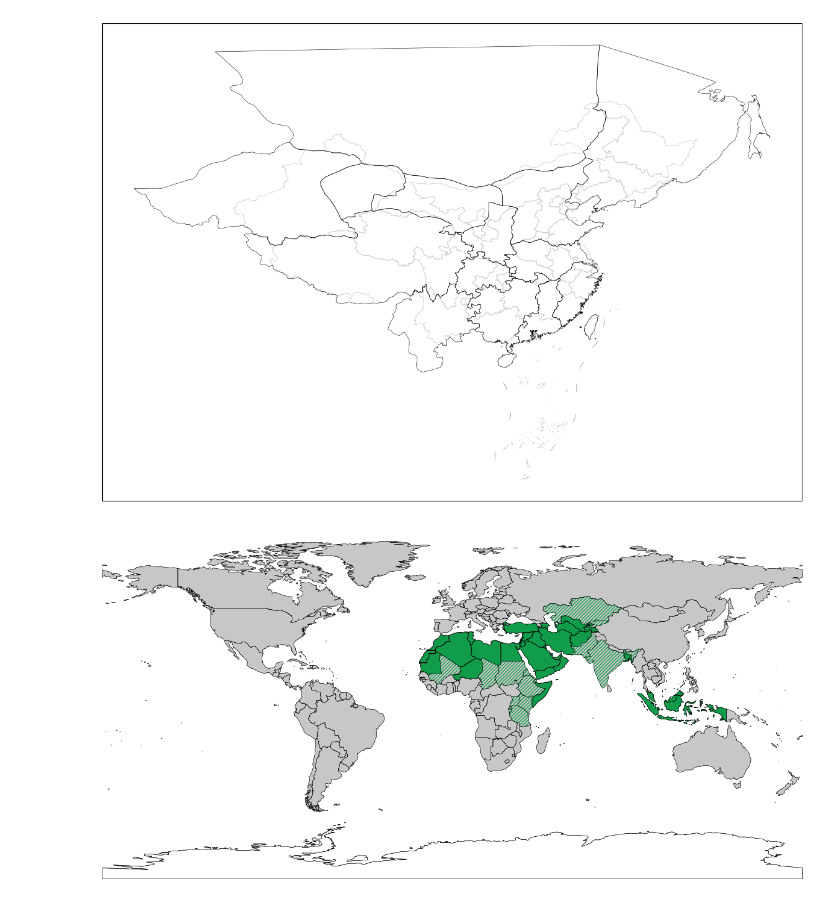
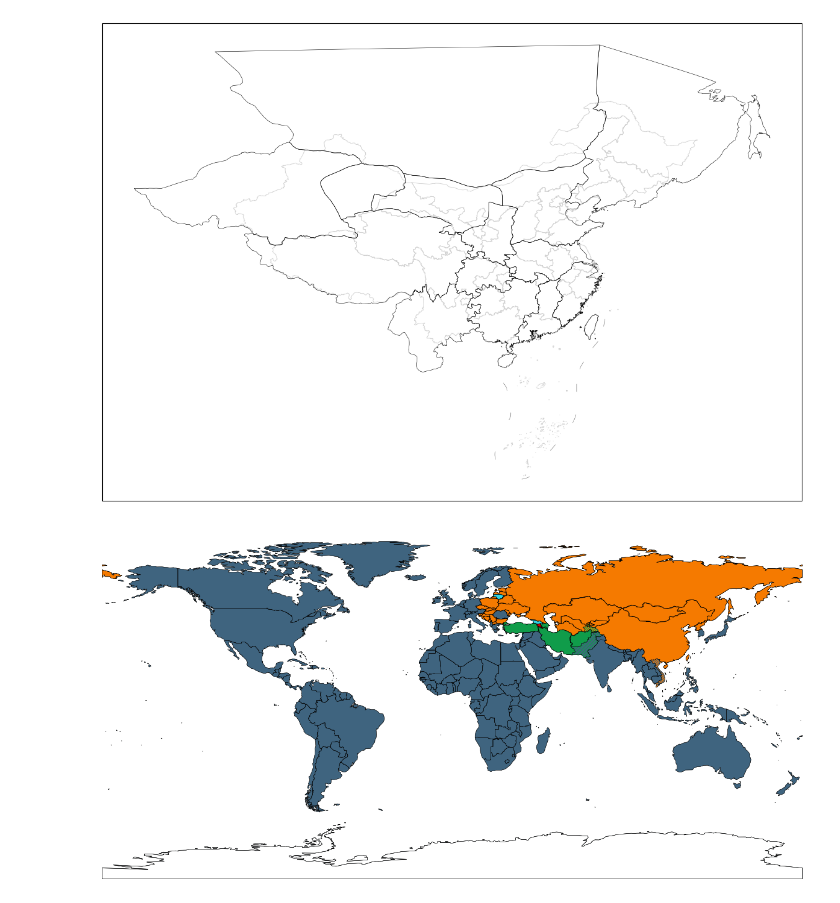
Before and after one commit to gestepoa/pythonmap, a Jupyter notebook: map_testing.ipynb, the cells around one changed output. Saved outputs shown, nothing was run; the diff lists cells and outputs as text; code cells hidden in the pictures.

```diff
--- a/map_testing.ipynb
+++ b/map_testing.ipynb
@@ -680,51 +680,81 @@ def loopFillColor(ax, world, countryList, color, alpha):
 
 
 world = gpd.read_file('./worldmap4/world_latest.geojson')
-world = world.to_crs(ccrs.PlateCarree())
+world_wintri = world.to_crs(ccrs.PlateCarree())
 border = gpd.read_file('./line/worldmap8859/未定国界.geojson')
 border = border.to_crs(ccrs.PlateCarree())
 Kashmir = gpd.read_file('./line/worldmap8859/克什米尔_面.geojson')
 Kashmir = Kashmir.to_crs(ccrs.PlateCarree())
 PILine1 = gpd.read_file('./line/worldmap8859/印巴停火线part1.geojson')
 PILine1 = PILine1.to_crs(ccrs.PlateCarree())
 
 fig, ax = plt.subplots(1, 1, figsize=(15, 10), subplot_kw={'projection': ccrs.PlateCarree(central_longitude=0)})
 ax.add_feature(cfeature.OCEAN, color="#ffffff")
-world.plot(ax=ax, color="#C7C7C7", edgecolor='k', linewidth=0.3, zorder=2, transform=ccrs.PlateCarree())
+world_wintri.plot(ax=ax, color="#3F647F", edgecolor='k', linewidth=0.3, zorder=2)
 
-countries_to_fill4 = ['摩洛哥', '西撒哈拉', '阿尔及利亚', '突尼斯', '利比亚', '埃及', '索马里',
-                      '土耳其', '黎巴嫩', '叙利亚', '约旦', '以色列', '巴勒斯坦', '约旦', '伊拉克', '沙特阿拉伯', '也门', '科威特',
-                      '阿曼', '阿联酋', '卡塔尔', '巴林', '伊朗', '阿塞拜疆', '土库曼斯坦', '乌兹别克斯坦', '文莱',
-                      '塔吉克斯坦', '阿富汗', '印度尼西亚', '马来西亚', '马尔代夫', '尼日尔', '毛里塔尼亚', '孟加拉国']
-loopFillColor(ax, world, countries_to_fill4, "#109c4a", 1)
+countries_to_fill4 = ['波兰', '捷克', '斯洛伐克', '匈牙利', '斯洛文尼亚', '克罗地亚', '波黑', '塞尔维亚', '黑山', '北马其顿', '摩尔多瓦',
+                      '保加利亚', '乌克兰', '白俄罗斯', '俄罗斯', '爱沙尼亚', '拉脱维亚', '中国', '朝鲜', '哈萨克斯坦', '乌兹别克斯坦',
+                      '塔吉克斯坦', '吉尔吉斯斯坦', '土库曼斯坦', '蒙古']
+loopFillColor(ax, world_wintri, countries_to_fill4, "#F57A00", 1)
 
-countries_to_fill5 = ['南极洲']
-loopFillColor(ax, world, countries_to_fill5, "#FFFFFF", 1)
+countries_to_fill5 = ['土耳其', '阿塞拜疆', '伊朗', '阿富汗']
+loopFillColor(ax, world_wintri, countries_to_fill5, "#109c4a", 1)
 
-mix = world[world['name'].isin(['巴基斯坦', '印度', '哈萨克斯坦', '马里', '埃塞俄比亚', '厄立特里亚', '吉布提','肯尼亚', '坦桑尼亚',
-                                '卢旺达', '布隆迪', '乌干达', '新加坡', '科摩罗', '吉尔吉斯斯坦', '乍得', '苏丹'])]
+countries_to_fill5 = ['亚美尼亚']
+loopFillColor(ax, world_wintri, countries_to_fill5, "#CD0000", 1)
+
+countries_to_fill8 = ['格鲁吉亚', '立陶宛']
+loopFillColor(ax, world_wintri, countries_to_fill8, "#31d3e2", 1)
+
+countries_to_fill9 = ['南极洲']
+loopFillColor(ax, world_wintri, countries_to_fill9, "w", 1)
+
+mix = world_wintri[world_wintri['name'].isin(['巴基斯坦'])]
 if not mix.empty:
     mix.plot(
         ax=ax,
-        facecolor='#C7C7C7',
+        facecolor='#3F647F',
         edgecolor="#109c4a",
         linewidth=0.4,
         hatch='//////',
         alpha=1,
-        zorder=2,
-        transform=ccrs.PlateCarree()
+        zorder=2
     )
-world.plot(ax=ax, color="none", edgecolor='k', linewidth=0.3, zorder=2, transform=ccrs.PlateCarree())
 
-border.plot(ax=ax, color='#C1C1C1', edgecolor='#C1C1C1', linewidth=0.2, zorder=2, transform=ccrs.PlateCarree())
-Kashmir.plot(ax=ax, color='#C7C7C7', edgecolor='k', linewidth=0.3, linestyle='-', zorder=2, transform=ccrs.PlateCarree())
-PILine1.plot(ax=ax, color='k', edgecolor='k', linewidth=0.3, linestyle='--', zorder=2, transform=ccrs.PlateCarree())
+mix2 = world_wintri[world_wintri['name'].isin(['塔吉克斯坦'])]
+if not mix2.empty:
+    mix2.plot(
+        ax=ax,
+        facecolor='#F57A00',
+        edgecolor="#109c4a",
+        linewidth=0.4,
+        hatch='/////////',
+        alpha=1,
+        zorder=2
+    )
+
+mix3 = world_wintri[world_wintri['name'].isin(['越南'])]
+if not mix3.empty:
+    mix3.plot(
+        ax=ax,
+        facecolor='#F57A00',
+        edgecolor="#3F647F",
+        linewidth=0.4,
+        hatch='////////',
+        alpha=1,
+        zorder=2
+    )
+
+world_wintri.plot(ax=ax, color="none", edgecolor='k', linewidth=0.3, zorder=2)
+
+border.plot(ax=ax, color='#C1C1C1', edgecolor='#C1C1C1', linewidth=0.2, zorder=2)
+Kashmir.plot(ax=ax, color='none', edgecolor='k', linewidth=0.3, linestyle='--', zorder=2)
 
 
 # ax.tick_params(axis='both', which='both', length=0, labelsize=0)
 # plt.savefig('output3.png', dpi=1200, bbox_inches='tight')
 ax.set_axis_off()
 plt.savefig('output3.png', dpi=1200, bbox_inches='tight', pad_inches=0, transparent=True)
 plt.show()
 # %% [output]
-[figure, old version]
+[figure, new version]
```
Also changed, not shown: parts of 1 cell of this notebook, 19 other files.
